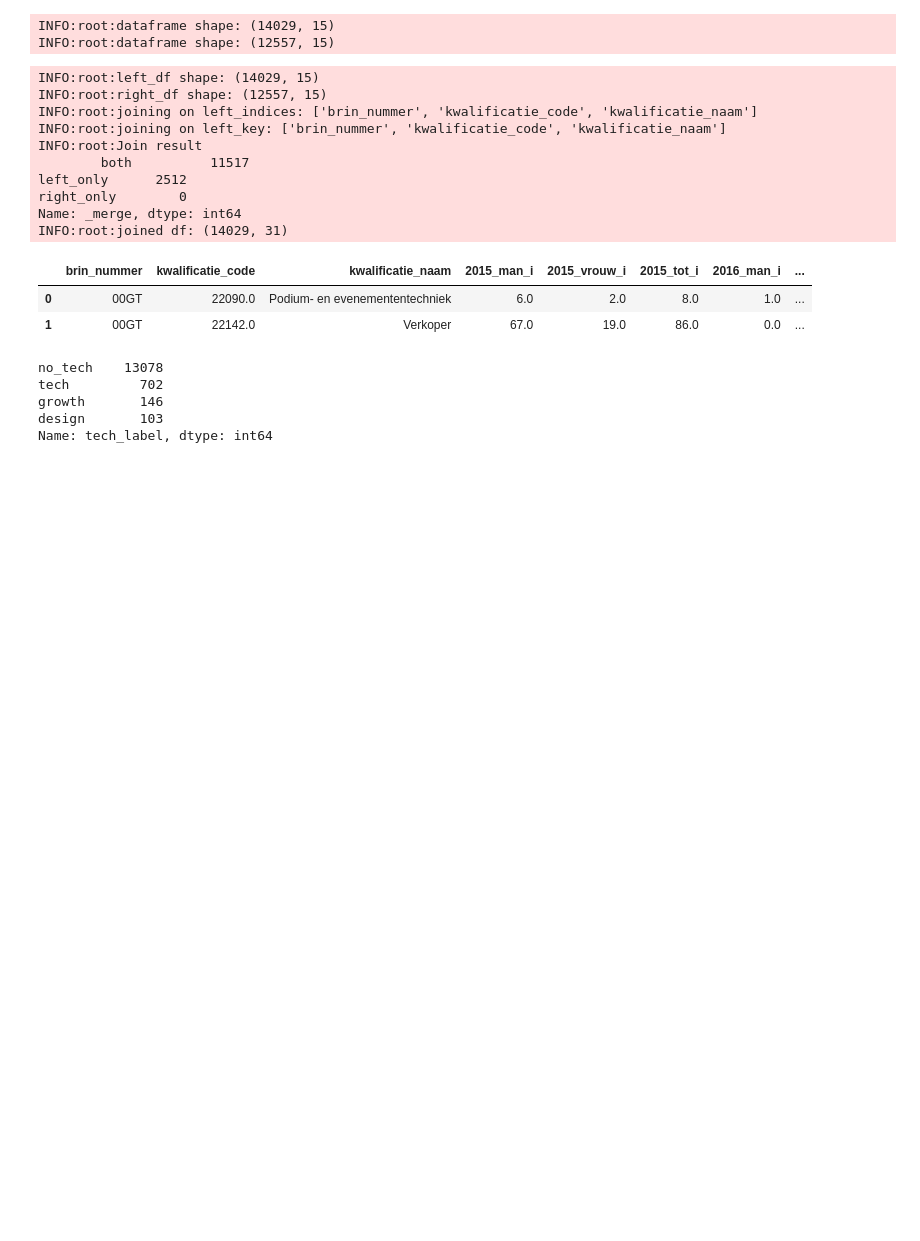
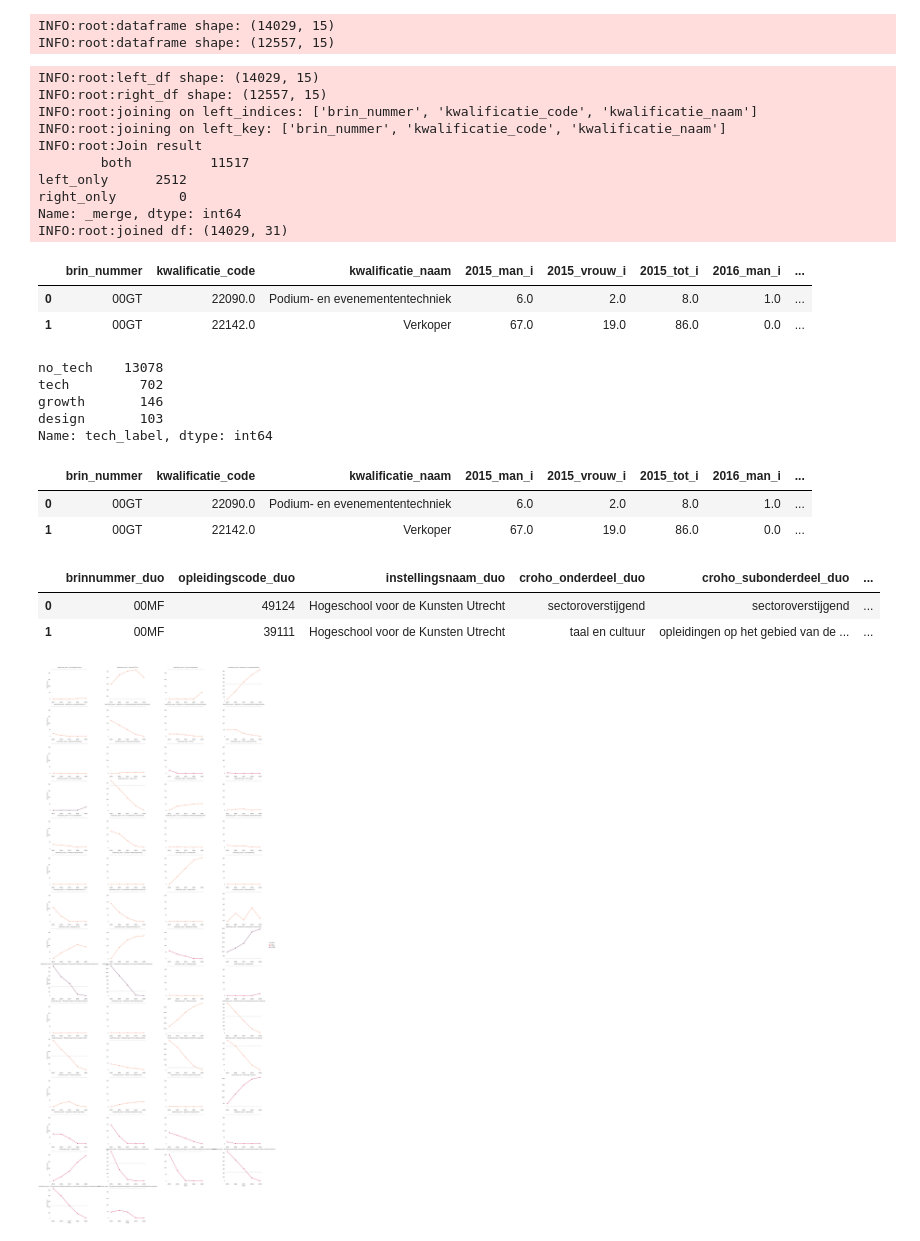
Before and after one commit to rmania/tekkieworden, a Jupyter notebook: packages/tekkieworden/tekkieworden/notebooks/mbo_munge.ipynb, the cells around one changed output. Drawn from its saved outputs; the diff is of its cells as text; code cells hidden in the pictures; blank space fills up the shorter version.

Commit message:
made robust FacetGrid function

```diff
--- a/packages/tekkieworden/tekkieworden/notebooks/mbo_munge.ipynb
+++ b/packages/tekkieworden/tekkieworden/notebooks/mbo_munge.ipynb
@@ -62,23 +62,6 @@ INFO:root:dataframe shape: (14029, 15)
 INFO:root:dataframe shape: (12557, 15)
 # %%
 from tekkieworden.processing.utilities import pandas_join_on_index
-# %%
-def pandas_join_on_index(left_df, right_df, how="inner"):
-
-    logging.info(f"left_df shape: {left_df.shape}")
-    logging.info(f"right_df shape: {right_df.shape}")
-
-    logging.info(f"joining on left_indices: {[i for i in left_df.index.names]}")
-    logging.info(f"joining on left_key: {[i for i in right_df.index.names]}")
-
-    joined_df = pd.merge(
-        left_df, right_df, how=how, left_index=True, right_index=True, indicator=True
-    )
-
-    logging.info(f"Join result\n\t{joined_df._merge.value_counts()}")
-    logging.info(f"joined df: {joined_df.shape}")
-
-    return joined_df
 # %%
 df = pandas_join_on_index(left_df=mbo_i_agg, right_df=mbo_d_agg, how='left')
 # %% [output]
@@ -110,3 +93,17 @@ tech         702
 growth       146
 design       103
 Name: tech_label, dtype: int64
+# %%
+df.head(2)
+# %% [output]
+|  | brin_nummer | kwalificatie_code | kwalificatie_naam | 2015_man_i | 2015_vrouw_i | 2015_tot_i | 2016_man_i | ... |
+| 0 | 00GT | 22090.0 | Podium- en evenemententechniek | 6.0 | 2.0 | 8.0 | 1.0 | ... |
+| 1 | 00GT | 22142.0 | Verkoper | 67.0 | 19.0 | 86.0 | 0.0 | ... |
+# %%
+tech = pd.read_csv(str(config.PATH_TO_MUNGED_DATA) + '/opleidingen_tech_filtered.csv', sep=',')
+# %%
+tech.head(2)
+# %% [output]
+|  | brinnummer_duo | opleidingscode_duo | instellingsnaam_duo | croho_onderdeel_duo | croho_subonderdeel_duo | ... |
+| 0 | 00MF | 49124 | Hogeschool voor de Kunsten Utrecht | sectoroverstijgend | sectoroverstijgend | ... |
+| 1 | 00MF | 39111 | Hogeschool voor de Kunsten Utrecht | taal en cultuur | opleidingen op het gebied van de ... | ... |
@@ -112,0 +199,6 @@ Name: tech_label, dtype: int64
+# %%
+t = melt_plot_facet_grid(input_df=df[df.tech_label != 'no_tech'], dim = 'i', sexe='vrouw',
+               hue_var='tech_label',
+               groupby_var='kwalificatie_naam', plot_facet_grid=True)
+# %% [output]
+[figure, added]
```
Also changed, not shown: parts of 3 cells of this notebook, 4 other files.
